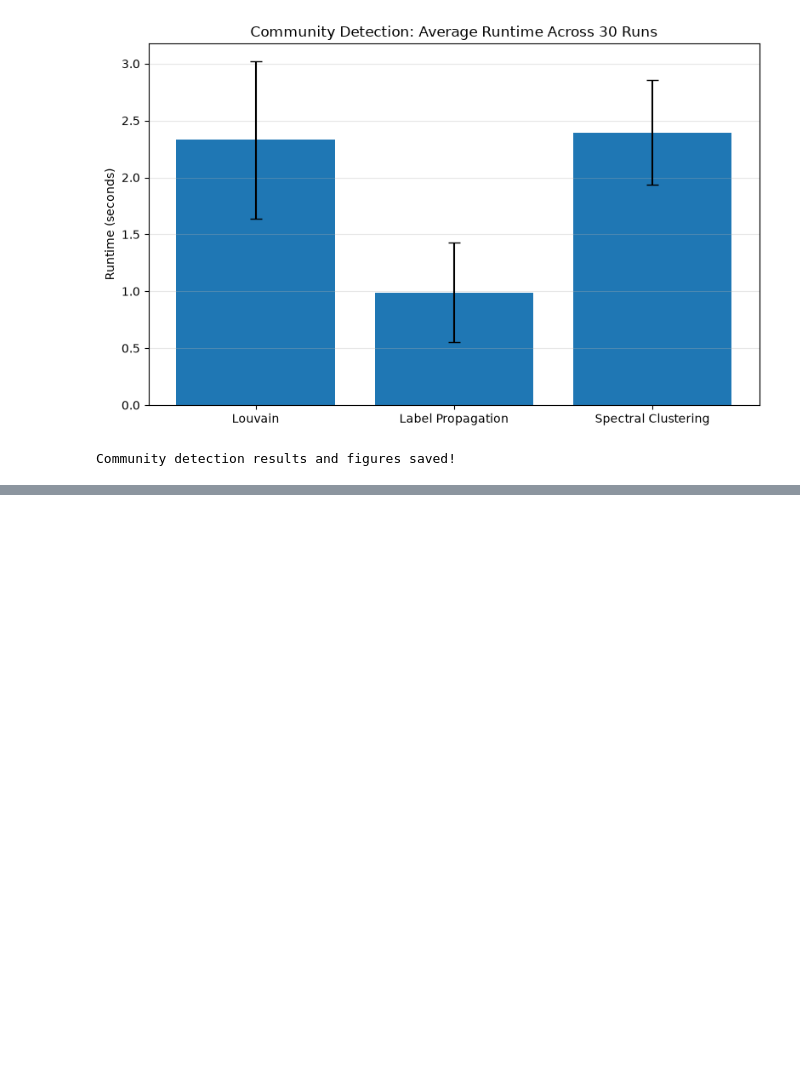
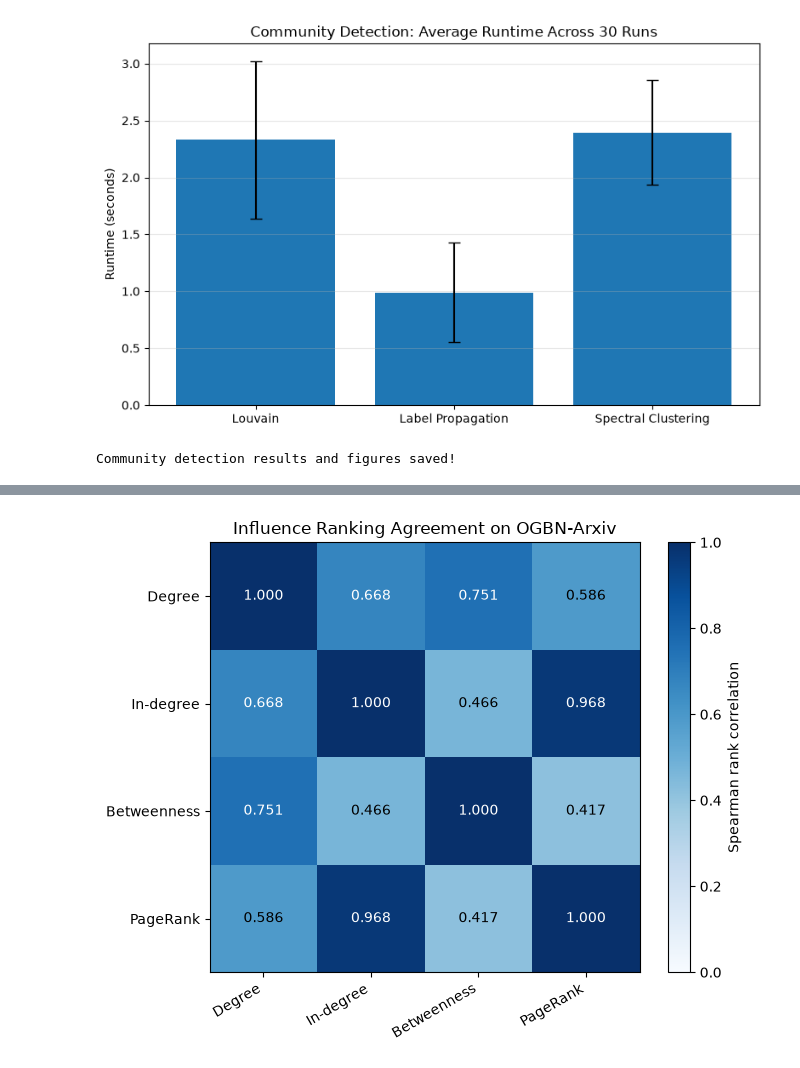
Before and after one commit to Sav-lets/cos802-network-analysis, a Jupyter notebook: notebooks/05_large_network_analysis.ipynb, the cells around one changed output, grey strips where cells are left out. Saved outputs shown, nothing was run; the diff lists cells and outputs as text; code cells hidden in the pictures; blank space fills up the shorter version.

Commit message:
feat: analyse influential papers in arxiv citation network

```diff
--- a/notebooks/05_large_network_analysis.ipynb
+++ b/notebooks/05_large_network_analysis.ipynb
@@ -1324,0 +1740,96 @@ Community detection results and figures saved!
+# %%
+
+# Step 4.5E — Save influence results and correlation figure
+
+from pathlib import Path
+import matplotlib.pyplot as plt
+import numpy as np
+import pandas as pd
+
+results_dir = project_folder / "results"
+figures_dir = project_folder / "figures"
+
+results_dir.mkdir(parents=True, exist_ok=True)
+figures_dir.mkdir(parents=True, exist_ok=True)
+
+# Save numerical results
+influence_df.to_csv(
+    results_dir / "arxiv_influence_results.csv",
+    index=False
+)
+
+correlation_df.to_csv(
+    results_dir / "arxiv_influence_correlations.csv"
+)
+
+overlap_df.to_csv(
+    results_dir / "arxiv_influence_top10_overlap.csv",
+    index=False
+)
+
+sensitivity_df.to_csv(
+    results_dir / "arxiv_betweenness_sensitivity.csv",
+    index=False
+)
+
+# Create correlation heatmap
+display_names = [
+    "Degree",
+    "In-degree",
+    "Betweenness",
+    "PageRank"
+]
+
+fig, ax = plt.subplots(figsize=(7, 5.5))
+
+values = correlation_df.to_numpy()
+
+im = ax.imshow(
+    values,
+    cmap="Blues",
+    vmin=0,
+    vmax=1
+)
+
+ax.set_xticks(range(len(display_names)))
+ax.set_yticks(range(len(display_names)))
+
+ax.set_xticklabels(display_names, rotation=30, ha="right")
+ax.set_yticklabels(display_names)
+
+# Add correlation values inside cells
+for i in range(len(display_names)):
+    for j in range(len(display_names)):
+        value = values[i, j]
+
+        ax.text(
+            j, i,
+            f"{value:.3f}",
+            ha="center",
+            va="center",
+            color="white" if value > 0.65 else "black"
+        )
+
+fig.colorbar(
+    im,
+    ax=ax,
+    label="Spearman rank correlation"
+)
+
+ax.set_title(
+    "Influence Ranking Agreement on OGBN-Arxiv"
+)
+
+fig.tight_layout()
+
+fig.savefig(
+    figures_dir / "arxiv_influence_correlations.png",
+    dpi=300,
+    bbox_inches="tight"
+)
+
+plt.show()
+
+print("Influence results and correlation figure saved successfully!")
+# %% [output]
+[figure, added]
```
Also changed, not shown: parts of 6 cells of this notebook, 5 other files.
